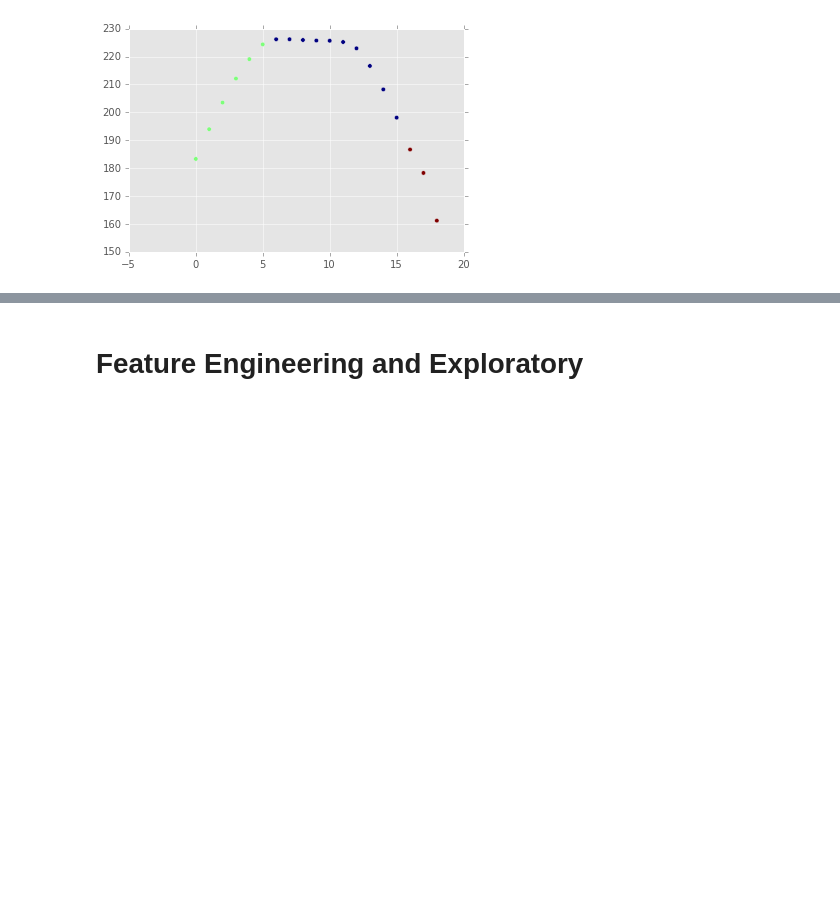
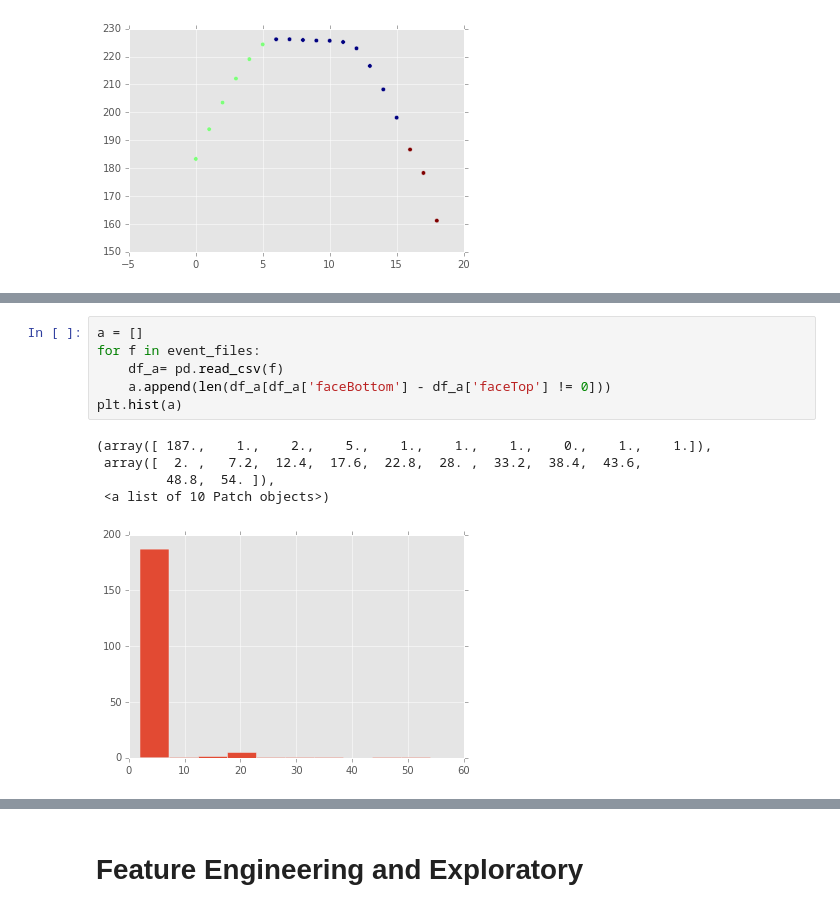
Before and after one commit to chrisngan24/fydp, a Jupyter notebook: experimental/head_turn_sentiment/analysis/explore.ipynb, the cells around one changed output, grey strips where cells are left out. Saved outputs shown, nothing was run; the diff lists cells and outputs as text; blank space fills up the shorter version.

```diff
--- a/experimental/head_turn_sentiment/analysis/explore.ipynb
+++ b/experimental/head_turn_sentiment/analysis/explore.ipynb
@@ -51,0 +63,12 @@ plt.scatter(df.index, df['noseX'],c=df['class'])
+# %%
+a = []
+for f in event_files:
+    df_a= pd.read_csv(f)
+    a.append(len(df_a[df_a['faceBottom'] - df_a['faceTop'] != 0]))
+plt.hist(a)
+# %% [output]
+(array([ 187.,    1.,    2.,    5.,    1.,    1.,    1.,    0.,    1.,    1.]),
+ array([  2. ,   7.2,  12.4,  17.6,  22.8,  28. ,  33.2,  38.4,  43.6,
+         48.8,  54. ]),
+ <a list of 10 Patch objects>)
+[figure, added]
```
Also changed, not shown: parts of 13 cells of this notebook.
